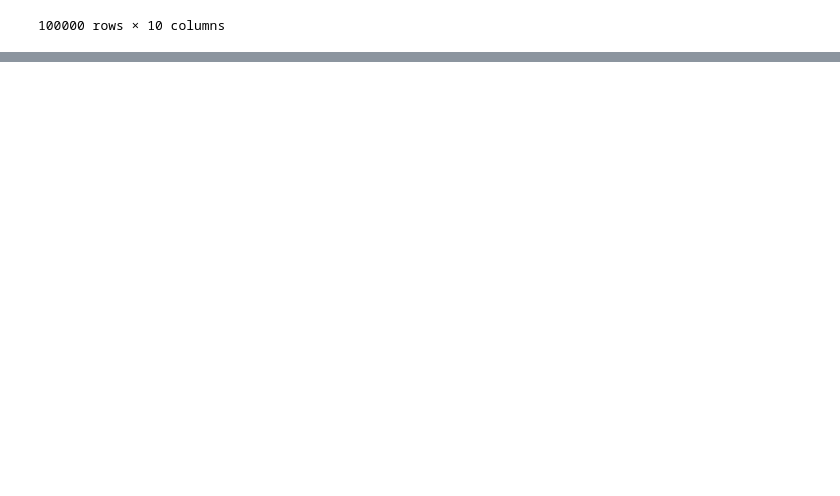
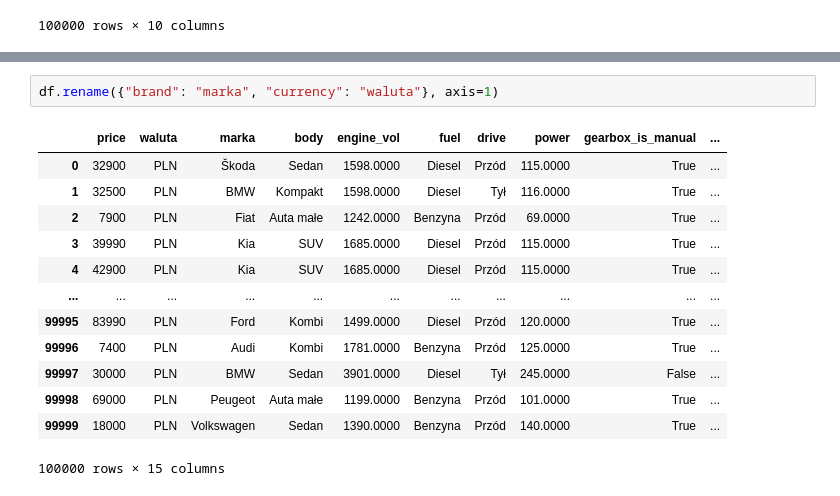
Before and after one commit to RastaAmanek/github, a Jupyter notebook: Pandas_csv.ipynb, the cells around one changed output, grey strips where cells are left out. Cells and saved outputs as stored; diff of their text form; blank space fills up the shorter version.

```diff
--- a/Pandas_csv.ipynb
+++ b/Pandas_csv.ipynb
@@ -242,0 +411,16 @@ df.select_dtypes(object)
+# %%
+df.rename({"brand": "marka", "currency": "waluta"}, axis=1)
+# %% [output]
+|  | price | waluta | marka | body | engine_vol | fuel | drive | power | gearbox_is_manual | ... |
+| 0 | 32900 | PLN | Škoda | Sedan | 1598.0000 | Diesel | Przód | 115.0000 | True | ... |
+| 1 | 32500 | PLN | BMW | Kompakt | 1598.0000 | Diesel | Tył | 116.0000 | True | ... |
+| 2 | 7900 | PLN | Fiat | Auta małe | 1242.0000 | Benzyna | Przód | 69.0000 | True | ... |
+| 3 | 39990 | PLN | Kia | SUV | 1685.0000 | Diesel | Przód | 115.0000 | True | ... |
+| 4 | 42900 | PLN | Kia | SUV | 1685.0000 | Diesel | Przód | 115.0000 | True | ... |
+| ... | ... | ... | ... | ... | ... | ... | ... | ... | ... | ... |
+| 99995 | 83990 | PLN | Ford | Kombi | 1499.0000 | Diesel | Przód | 120.0000 | True | ... |
+| 99996 | 7400 | PLN | Audi | Kombi | 1781.0000 | Benzyna | Przód | 125.0000 | True | ... |
+| 99997 | 30000 | PLN | BMW | Sedan | 3901.0000 | Diesel | Tył | 245.0000 | False | ... |
+| 99998 | 69000 | PLN | Peugeot | Auta małe | 1199.0000 | Benzyna | Przód | 101.0000 | True | ... |
+| 99999 | 18000 | PLN | Volkswagen | Sedan | 1390.0000 | Benzyna | Przód | 140.0000 | True | ... |
+100000 rows × 15 columns
```
Also changed, not shown: parts of 22 cells of this notebook.
